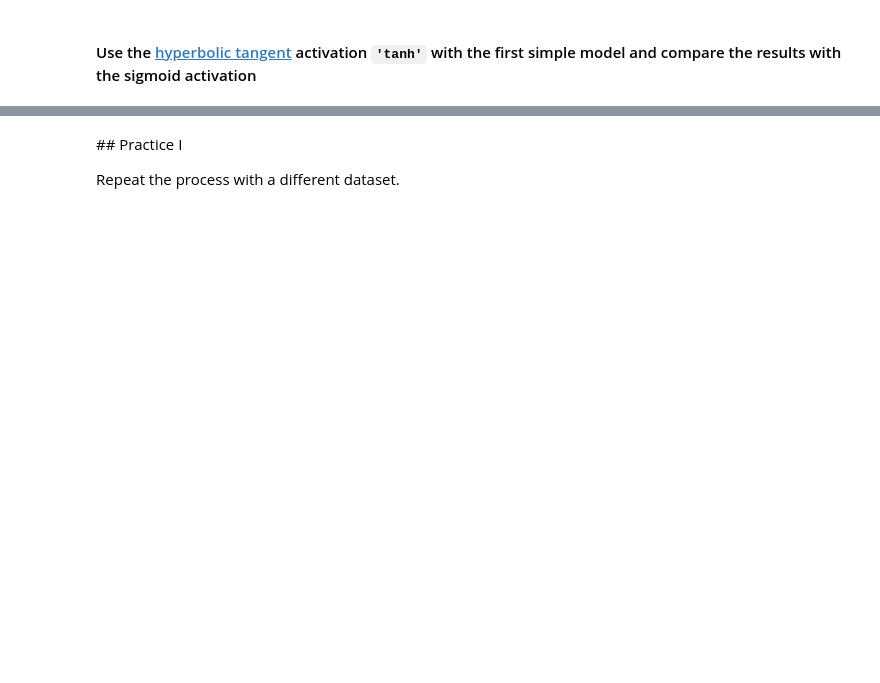
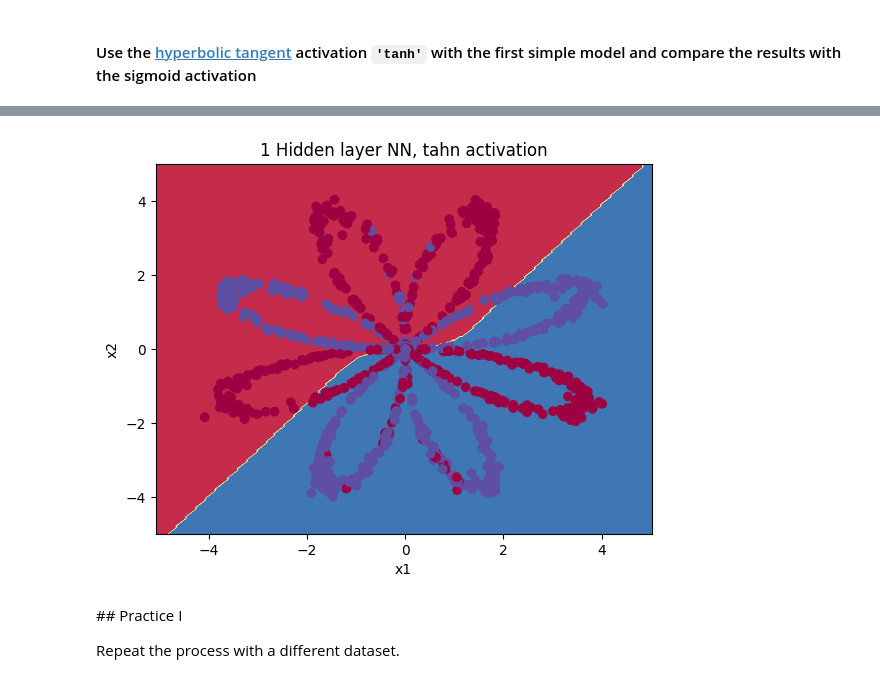
Before and after one commit to antoniotrapote/intro_deep_learning, a Jupyter notebook: class/Fundamentals/NN_Fundamentals.ipynb, the cells around one changed output, grey strips where cells are left out. Cells and saved outputs as stored; diff of their text form; code cells hidden in the pictures; blank space fills up the shorter version.

```diff
--- a/class/Fundamentals/NN_Fundamentals.ipynb
+++ b/class/Fundamentals/NN_Fundamentals.ipynb
@@ -338,8 +509,8 @@ plt.title("1 Hidden layer NN, linear activation");
 # %%
 model = keras.Sequential()
 ## The first layer need to have the input_shape
-## change the activation function
-model.add(layers.Dense(3, input_shape=(2,), activation=...))
+## change the activation function to 'tahn'
+model.add(layers.Dense(3, input_shape=(2,), activation='tanh'))
 # output layer
 model.add(layers.Dense(1, activation='sigmoid'))
 # %%
@@ -356,4 +546,5 @@ print('Test Loss: {}'.format(results[0]))
 print('Test Accuracy: {}'.format(results[1]))
 plot_decision_boundary(lambda x: (
     model.predict(x) > 0.5).astype("int32"), X_test, y_test)
-plt.title("1 Hidden layer NN, linear activation");
+plt.title("1 Hidden layer NN, tahn activation");
+# %% [output]
@@ -360,3 +554,4 @@ plt.title("1 Hidden layer NN, linear activation");
+[figure, added]
 # %% [markdown]
 ## Practice I
 
```
Also changed, not shown: parts of 41 cells of this notebook.
